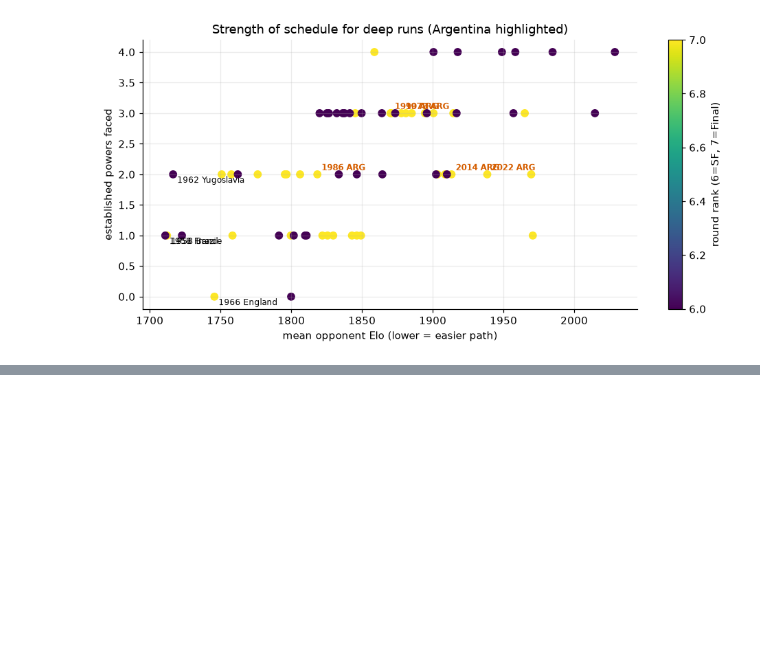
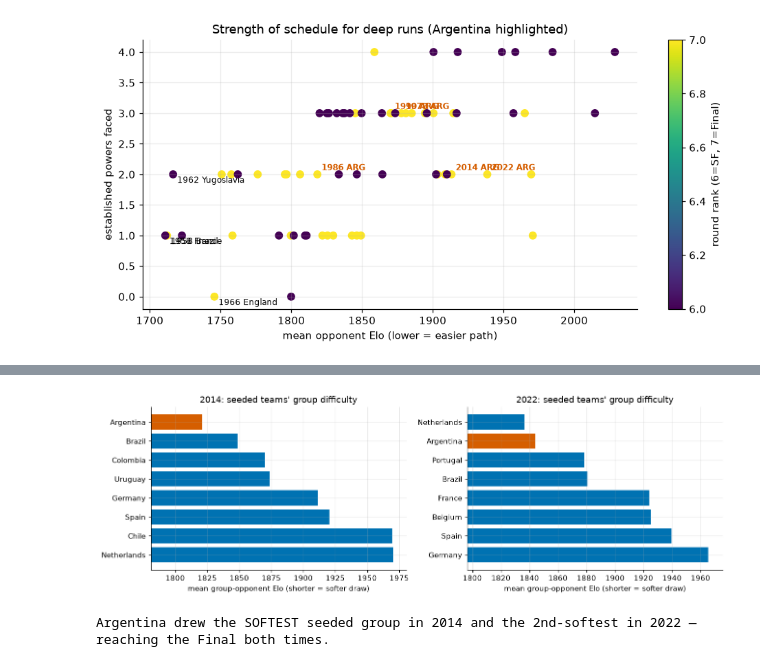
Before and after one commit to jorge-sader/worldcup-anomalies, a Jupyter notebook: notebooks/world_cup_irregularities.ipynb, the cells around one changed output, grey strips where cells are left out. Drawn from its saved outputs; the diff is of its cells as text; code cells hidden in the pictures; blank space fills up the shorter version.

```diff
--- a/notebooks/world_cup_irregularities.ipynb
+++ b/notebooks/world_cup_irregularities.ipynb
@@ -393,0 +408,17 @@ plt.tight_layout(); plt.show()
+# %%
+from worldcup_anomalies.paths import group_draw_difficulty
+
+gd = group_draw_difficulty(elo, data.team_appearances)
+
+# Deep runs (SF/Final) reached from the softest groups, among seeds, within their edition.
+soft_deep = gd[(gd["rank"] >= 6) & (gd["is_seed"])].sort_values("seed_soft_rank")
+print("Teams that reached the SF/Final from the softest seeded group of their edition:")
+display(soft_deep[soft_deep.seed_soft_rank <= 2][
+    ["year", "team_name", "round_label", "grp_mean_opp_elo",
+     "n_seeds_in_group", "seed_soft_rank", "n_seeds_total"]
+].round(0).reset_index(drop=True))
+
+print("Argentina, every appearance — group softness (100=softest that year) and rank among seeds:")
+display(gd[gd.team_name == "Argentina"][
+    ["year", "round_label", "grp_softness_pct", "seed_soft_rank", "n_seeds_total"]
+].round(0).reset_index(drop=True))
@@ -393,0 +464,16 @@ plt.tight_layout(); plt.show()
+# %%
+# 2014 & 2022: Argentina's group vs the other seeds' groups that year.
+fig, axes = plt.subplots(1, 2, figsize=(12, 4), sharey=False)
+for ax, yr in zip(axes, [2014, 2022]):
+    s = gd[(gd.year == yr) & (gd.is_seed)].sort_values("grp_mean_opp_elo")
+    colors = [PAL[1] if t == "Argentina" else PAL[0] for t in s.team_name]
+    ax.barh(s.team_name[::-1], s.grp_mean_opp_elo[::-1], color=colors[::-1])
+    ax.set_title(f"{yr}: seeded teams' group difficulty")
+    ax.set_xlabel("mean group-opponent Elo (shorter = softer draw)")
+    ax.set_xlim(s.grp_mean_opp_elo.min() - 40, s.grp_mean_opp_elo.max() + 10)
+plt.tight_layout(); plt.show()
+print("Argentina drew the SOFTEST seeded group in 2014 and the 2nd-softest in 2022 — "
+      "reaching the Final both times.")
+# %% [output]
+[figure, added]
+Argentina drew the SOFTEST seeded group in 2014 and the 2nd-softest in 2022 — reaching the Final both times.
```
Also changed, not shown: parts of 8 cells of this notebook, 4 other files.
